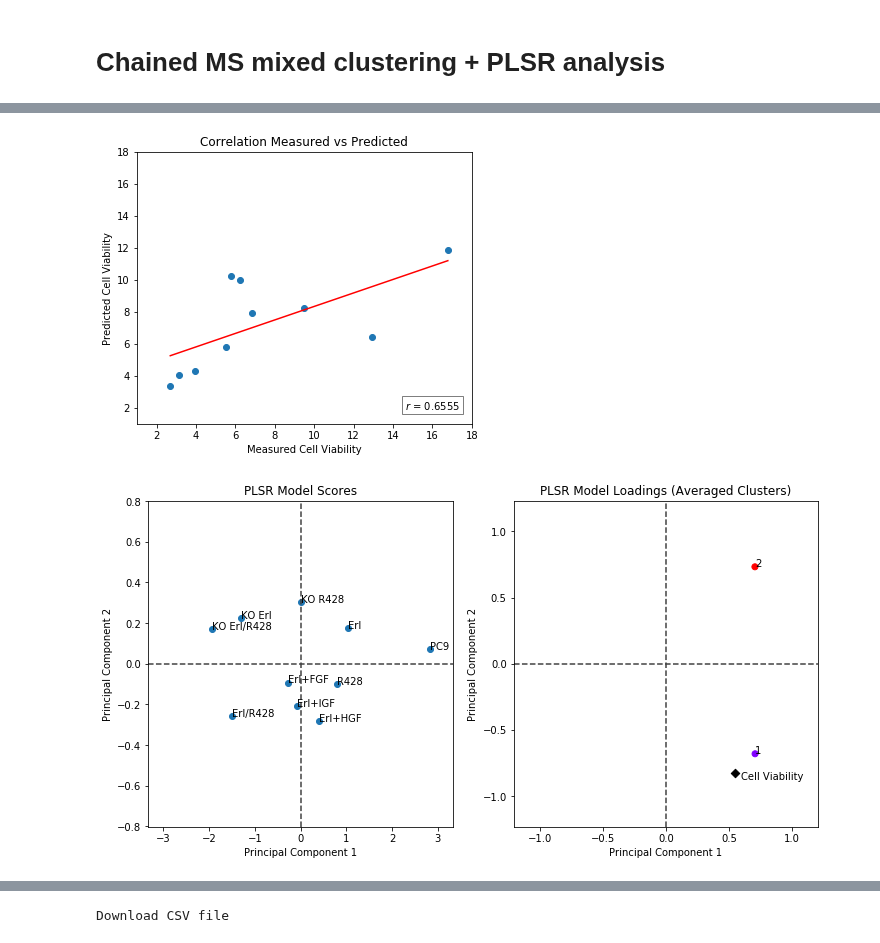
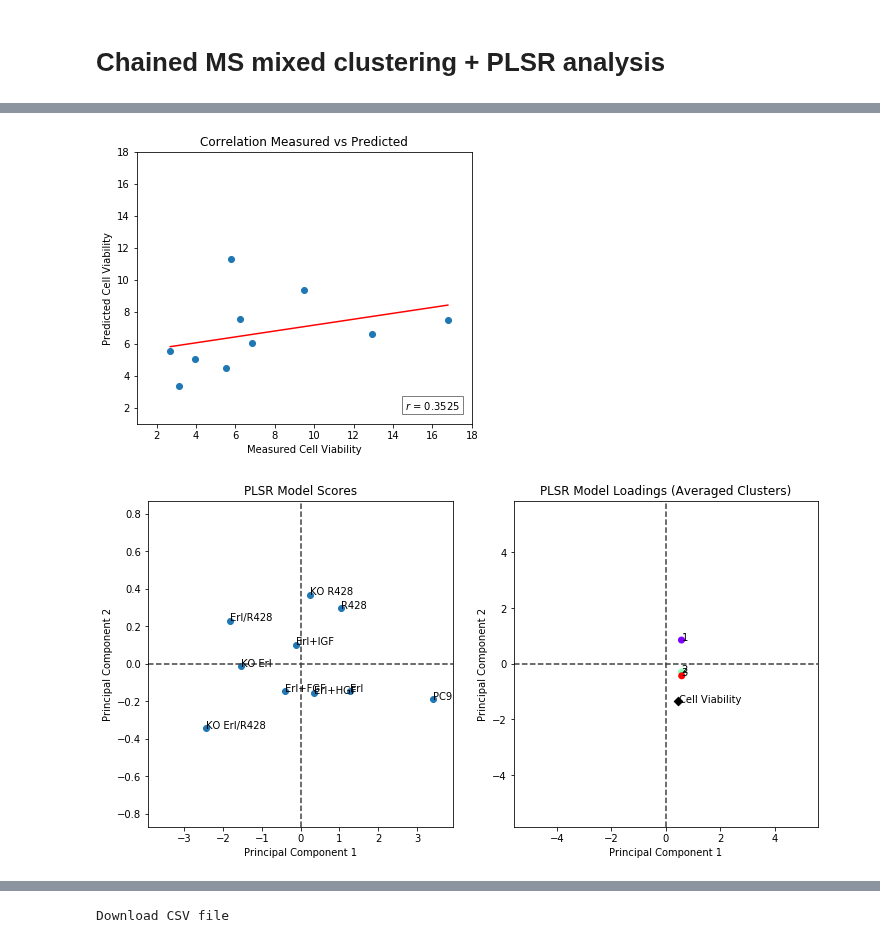
Before and after one commit to meyer-lab/DDMC, a Jupyter notebook: Figure2_mixedClustering_PLSR.ipynb, the cells around one changed output, grey strips where cells are left out. Saved outputs shown, nothing was run; the diff lists cells and outputs as text; code cells hidden in the pictures.

```diff
--- a/Figure2_mixedClustering_PLSR.ipynb
+++ b/Figure2_mixedClustering_PLSR.ipynb
@@ -69,10 +70,10 @@ Y_cv = Y_cv[Y_cv["Elapsed"] == 72].iloc[0, 1:]
 # %% [markdown]
 # Chained MS mixed clustering + PLSR analysis
 # %%
-ncl = 2
-GMMweight = 2.5
+ncl = 3
+GMMweight = 0
 
-MSC = MassSpecClustering(info, ncl, GMMweight=GMMweight, distance_method="PAM250").fit(data, Y_cv)
+MSC = MassSpecClustering(info, ncl, GMMweight=GMMweight, distance_method="Binomial").fit(data, Y_cv)
 centers = MSC.transform(data)
 
 fig, ax = plt.subplots(1, 1, figsize=(7,6))
@@ -85,18 +86,19 @@ plotR2YQ2Y(ax, ncl, centers, Y_cv)
 # %%
 ncomp = 2
 
-mixedCl_plsr = Pipeline([('mixedCl', MassSpecClustering(info, ncl, GMMweight=GMMweight, distance_method="PAM250")), ('plsr', PLSRegression(ncomp))])
+mixedCl_plsr = Pipeline([('mixedCl', MassSpecClustering(info, ncl, GMMweight=GMMweight, distance_method="Binomial")), ('plsr', PLSRegression(ncomp))])
+fit = mixedCl_plsr.fit(data, Y_cv)
 # %%
 fig, ax = plt.subplots(1,1,figsize=(6,5))
 plotMeasuredVsPredicted(ax, mixedCl_plsr, data, Y_cv)
 # %% [output]
-[figure, old version]
+[figure, new version]
 # %%
 fig, ax = plt.subplots(1, 2, figsize=(12,6))
 colors_ = cm.rainbow(np.linspace(0, 1, ncl))
 
-plotScoresLoadings(ax, mixedCl_plsr, data, Y_cv, ncl, colors_)
+plotScoresLoadings(ax, fit, centers, Y_cv, ncl, colors_, treatments)
 # %% [output]
-[figure, old version]
+[figure, new version]
 # %%
 clustermembers = mixedCl_plsr.named_steps.mixedCl.clustermembers(ABC.T)
```
Also changed, not shown: parts of 6 cells of this notebook, 14 other files.
